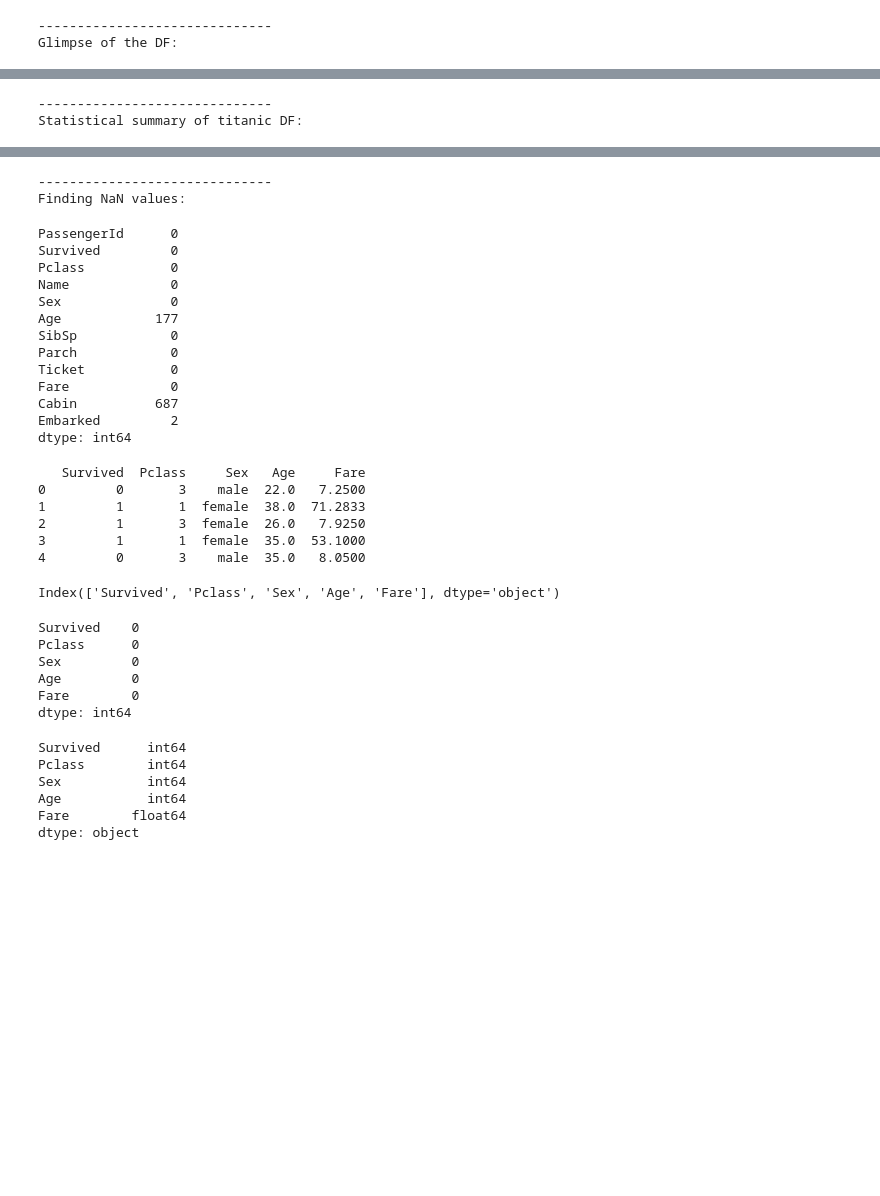
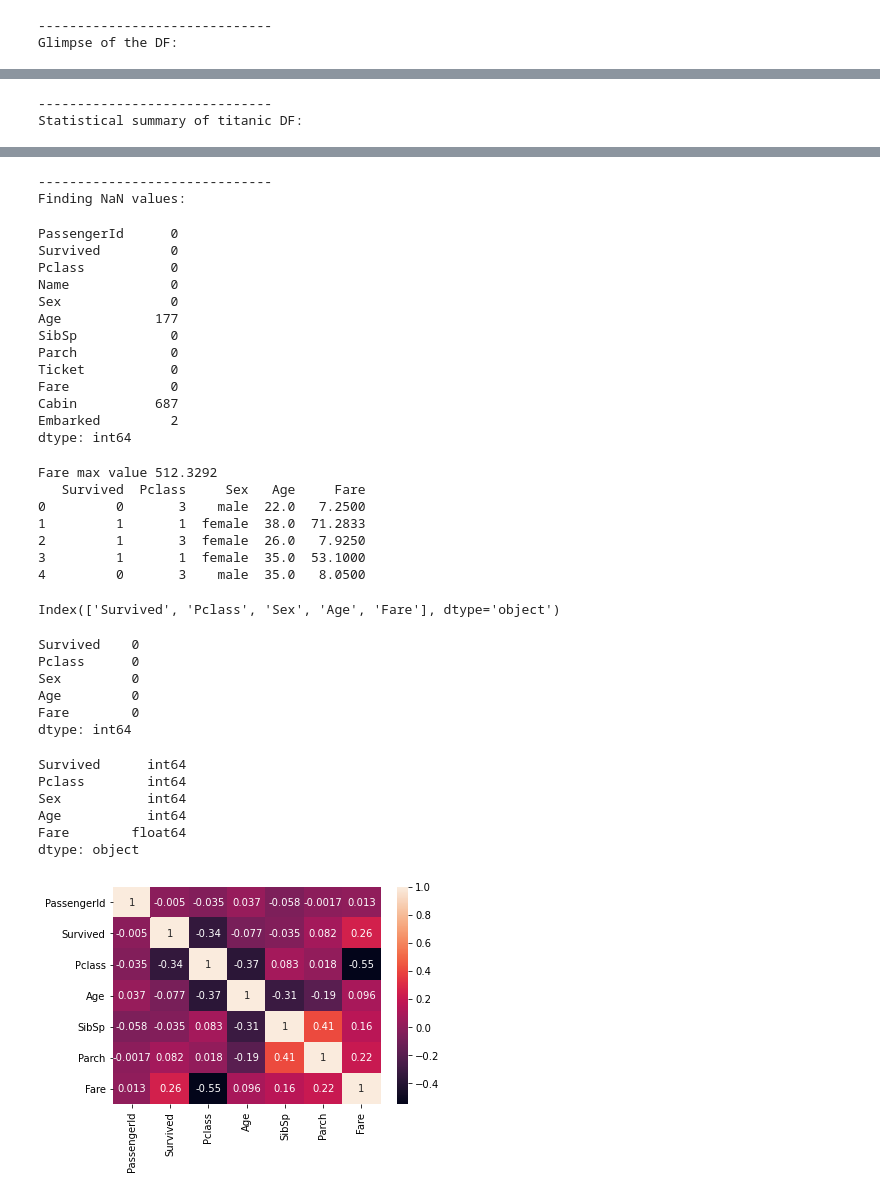
Before and after one commit to Akseluhr/ID2223-Scalable-ML, a Jupyter notebook: lab1/titanic/model.ipynb, the cells around one changed output, grey strips where cells are left out. Cells and saved outputs as stored; diff of their text form; code cells hidden in the pictures; blank space fills up the shorter version.

```diff
--- a/lab1/titanic/model.ipynb
+++ b/lab1/titanic/model.ipynb
@@ -8,6 +8,8 @@ import numpy as np
 import matplotlib.pyplot as plt
 from sklearn.model_selection import train_test_split
 from sklearn.preprocessing import MinMaxScaler
+import seaborn as sns
+
 
 #project = hopsworks.login()
 #fs = project.get_feature_store()
@@ -42,6 +44,13 @@ display(titanic_df.isnull().sum())
 # Sex, Age, Fare, Pclass
 # I drop the less important features and Cabin (since it has so many missing values)
 
+# Max value of fair
+print("Fare max value", titanic_df['Fare'].max())
+
+# Check correlation among features
+corr = titanic_df.corr()
+sns.heatmap(corr, annot=True)
+
 # Drop less important columns
 titanic_df.drop(['PassengerId', 'Name', 'Ticket', 'SibSp', 'Parch', 'Cabin', 'Embarked'], axis=1, inplace=True)
 print(titanic_df.head(5))
@@ -88,33 +97,35 @@ Survived         0
 Pclass           0
 Name             0
 Sex              0
 Age            177
 SibSp            0
 Parch            0
 Ticket           0
 Fare             0
 Cabin          687
 Embarked         2
 dtype: int64
+Fare max value 512.3292
    Survived  Pclass     Sex   Age     Fare
 0         0       3    male  22.0   7.2500
 1         1       1  female  38.0  71.2833
 2         1       3  female  26.0   7.9250
 3         1       1  female  35.0  53.1000
 4         0       3    male  35.0   8.0500
 Index(['Survived', 'Pclass', 'Sex', 'Age', 'Fare'], dtype='object')
 Survived    0
 Pclass      0
 Sex         0
 Age         0
 Fare        0
 dtype: int64
 Survived      int64
 Pclass        int64
 Sex           int64
 Age           int64
 Fare        float64
 dtype: object
+[figure, added]
 # %%
 # Split the data into train and test. Then we perform normalization.
 
```
Also changed, not shown: parts of 4 cells of this notebook.
